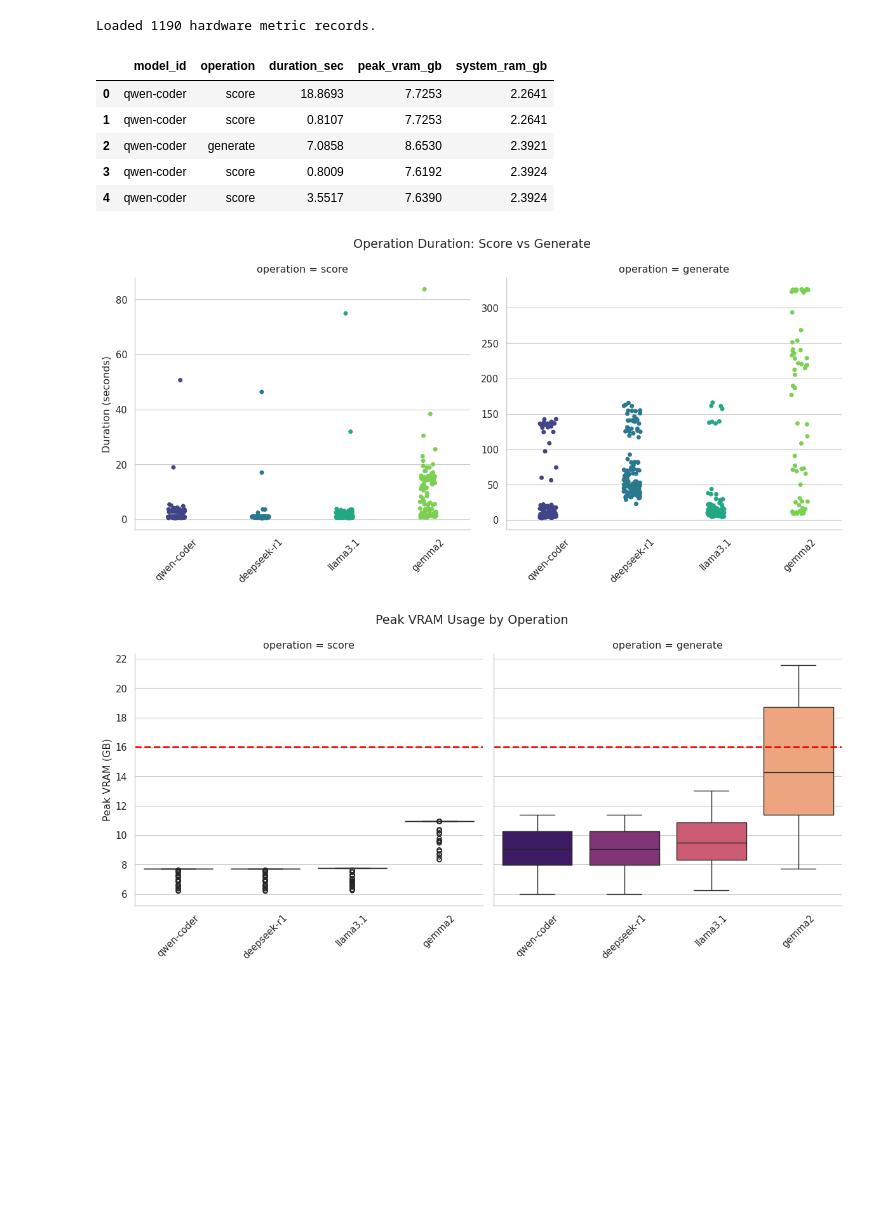
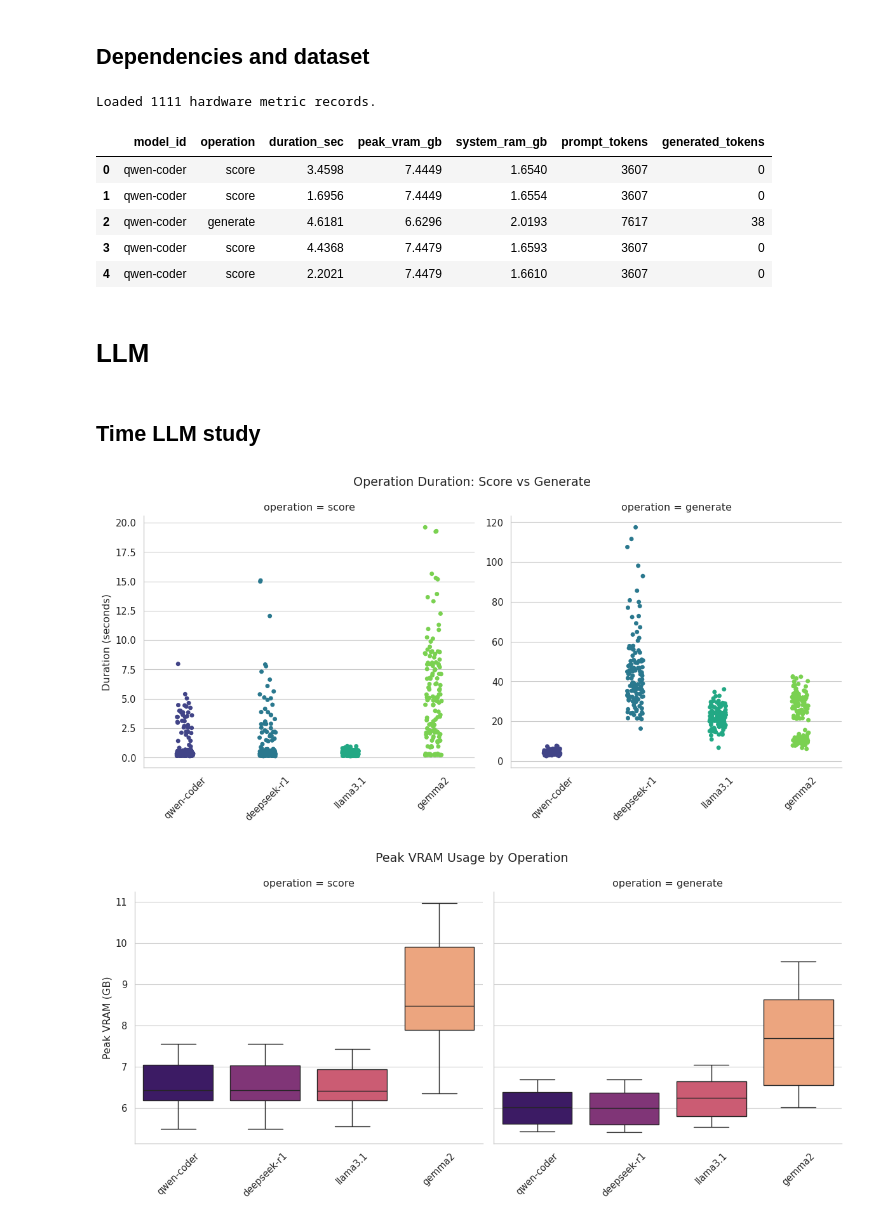
Before and after one commit to Lurpigi/msc-thesis-LLMs-to-rank-decompilers, a Jupyter notebook: final.ipynb, the cells around one changed output. Drawn from its saved outputs; the diff is of its cells as text; code cells hidden in the pictures; blank space fills up the shorter version.

```diff
--- a/final.ipynb
+++ b/final.ipynb
@@ -6,13 +8,15 @@ import glob
 import json
 import os
 import numpy as np
+# %% [markdown]
+## Dependencies and dataset
 # %%
 # Style
 sns.set_theme(style="whitegrid", context="paper", font_scale=1.2)
 plt.rcParams['figure.figsize'] = (12, 6)
 plt.rcParams['figure.dpi'] = 100
 
-LOGS_PATH = './llm_server/logs/llm_metrics.csv'
+LOGS_PATH = './llm_server/logs/llm_metrics_gh.csv'
 REPORTS_PATH = './ghidra_bench/outputs/reports/*.json'
 # %%
 def load_metrics(path):
@@ -30,13 +34,17 @@ df_metrics = load_metrics(LOGS_PATH)
 print(f"Loaded {len(df_metrics)} hardware metric records.")
 df_metrics.head()
 # %% [output]
-Loaded 1190 hardware metric records.
+Loaded 1111 hardware metric records.
-|  | model_id | operation | duration_sec | peak_vram_gb | system_ram_gb |
-| 0 | qwen-coder | score | 18.8693 | 7.7253 | 2.2641 |
-| 1 | qwen-coder | score | 0.8107 | 7.7253 | 2.2641 |
-| 2 | qwen-coder | generate | 7.0858 | 8.6530 | 2.3921 |
-| 3 | qwen-coder | score | 0.8009 | 7.6192 | 2.3924 |
-| 4 | qwen-coder | score | 3.5517 | 7.6390 | 2.3924 |
+|  | model_id | operation | duration_sec | peak_vram_gb | system_ram_gb | prompt_tokens | generated_tokens |
+| 0 | qwen-coder | score | 3.4598 | 7.4449 | 1.6540 | 3607 | 0 |
+| 1 | qwen-coder | score | 1.6956 | 7.4449 | 1.6554 | 3607 | 0 |
+| 2 | qwen-coder | generate | 4.6181 | 6.6296 | 2.0193 | 7617 | 38 |
+| 3 | qwen-coder | score | 4.4368 | 7.4479 | 1.6593 | 3607 | 0 |
+| 4 | qwen-coder | score | 2.2021 | 7.4479 | 1.6610 | 3607 | 0 |
+# %% [markdown]
+# LLM
+# %% [markdown]
+## Time LLM study
 # %%
 if not df_metrics.empty:
     g = sns.catplot(
@@ -44,38 +52,38 @@ if not df_metrics.empty:
         x='model_id',
         y='duration_sec',
         col='operation',  # split for 'score' and 'generate'
-        kind='strip',
+        kind='strip', #'box',
         hue='model_id',
         palette='viridis',
         height=5,
         aspect=1.2,
         sharey=False      # Independent Y-axis
     )
     g.figure.suptitle('Operation Duration: Score vs Generate', y=1.05)
     g.set_axis_labels("", "Duration (seconds)")
     g.set_xticklabels(rotation=45)
 
     g_vram = sns.catplot(
         data=df_metrics,
         x='model_id',
         y='peak_vram_gb',
         col='operation',
         kind='box',
         hue='model_id',
         palette='magma',
         height=5,
         aspect=1.2
     )
     g_vram.figure.suptitle('Peak VRAM Usage by Operation', y=1.05)
     g_vram.set_axis_labels("", "Peak VRAM (GB)")
     g_vram.set_xticklabels(rotation=45)
-    for ax in g_vram.axes.flat:
-        ax.axhline(16, color='red', linestyle='--', linewidth=2, label='Limit VRAM')
+    # for ax in g_vram.axes.flat:
+    #     ax.axhline(16, color='red', linestyle='--', linewidth=2, label='Limit VRAM')
 
 
     plt.show()
 else:
     print("No metrics data found.")
 # %% [output]
-[figure, old version]
+[figure, new version]
-[figure, old version]
+[figure, new version]
```
Also changed, not shown: parts of 17 cells of this notebook, 8 other files.
